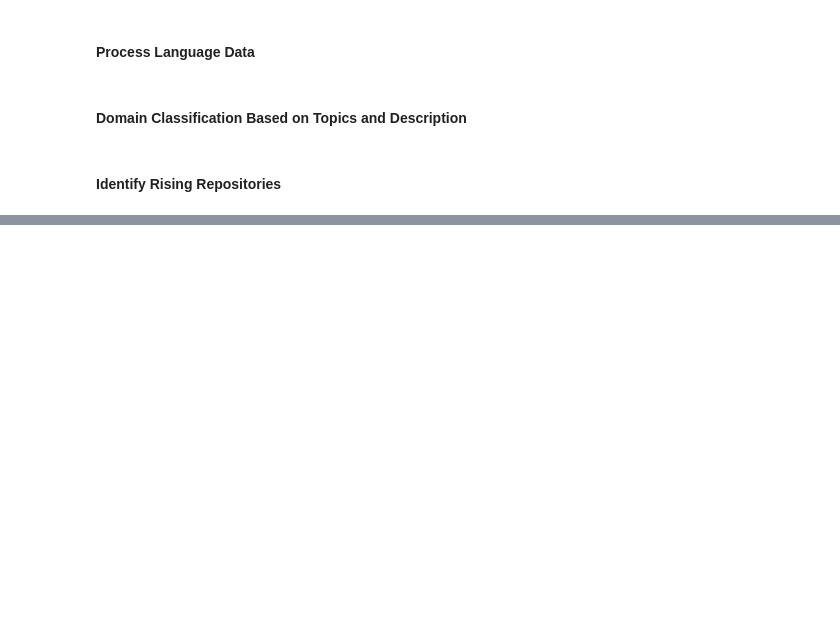
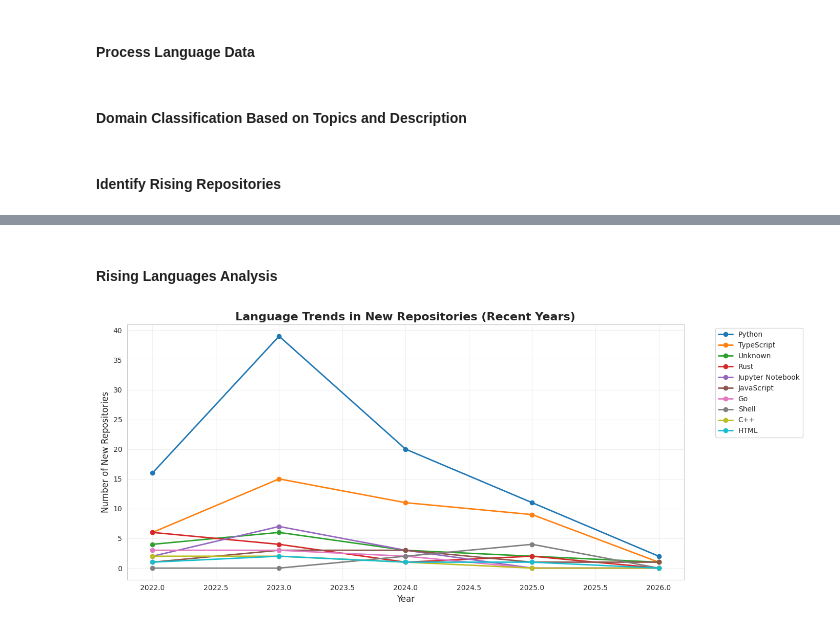
Before and after one commit to joeltikoo/github-trends-analyzer, a Jupyter notebook: notebook.ipynb, the cells around one changed output, grey strips where cells are left out. Saved outputs shown, nothing was run; the diff lists cells and outputs as text; code cells hidden in the pictures; blank space fills up the shorter version.

```diff
--- a/notebook.ipynb
+++ b/notebook.ipynb
@@ -344,0 +459,30 @@ TypeError: Invalid comparison between dtype=datetime64[us, UTC] and datetime
+# %% [markdown]
+#### Rising Languages Analysis
+# %%
+# Look at repos created in last 3 years and group by year
+df_clean['year_created'] = df_clean['created_at'].dt.year
+recent_years = df_clean[df_clean['year_created'] >= 2022]
+
+# Count by language and year
+language_by_year = recent_years.groupby(['year_created', 'primary_language']).size().unstack(fill_value=0)
+
+# Get languages that appear in recent years
+recent_languages = language_by_year.sum().nlargest(10).index
+language_by_year_top = language_by_year[recent_languages]
+
+# Plot trends
+plt.figure(figsize=(14, 6))
+for lang in recent_languages:
+    plt.plot(language_by_year_top.index, language_by_year_top[lang],
+             marker='o', label=lang, linewidth=2)
+
+plt.xlabel('Year', fontsize=12)
+plt.ylabel('Number of New Repositories', fontsize=12)
+plt.title('Language Trends in New Repositories (Recent Years)', fontsize=16, fontweight='bold')
+plt.legend(bbox_to_anchor=(1.05, 1), loc='upper left')
+plt.grid(True, alpha=0.3)
+plt.tight_layout()
+plt.savefig('language_trends.png', dpi=300, bbox_inches='tight')
+plt.show()
+# %% [output]
+[figure, added]
```
Also changed, not shown: parts of 22 cells of this notebook.
